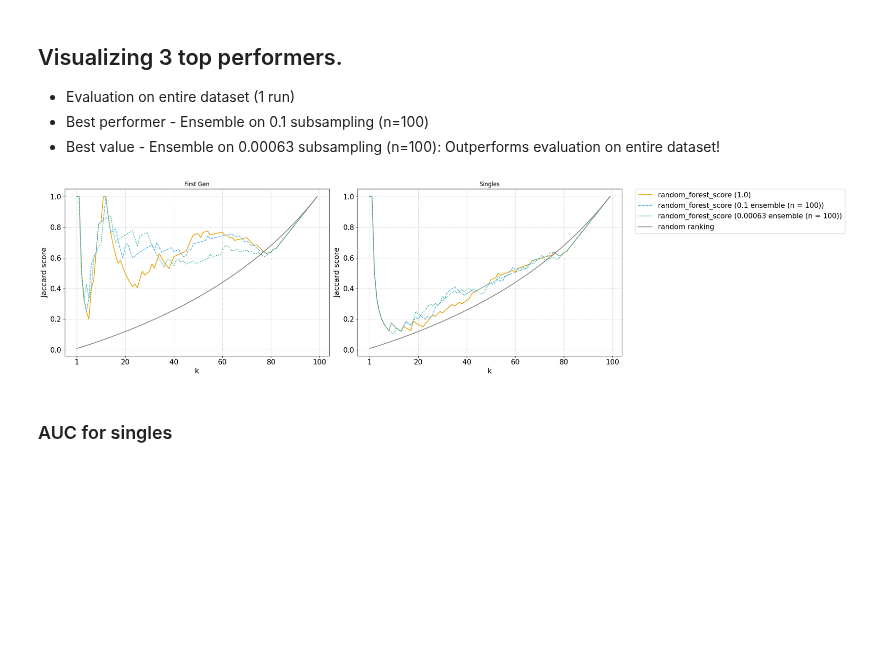
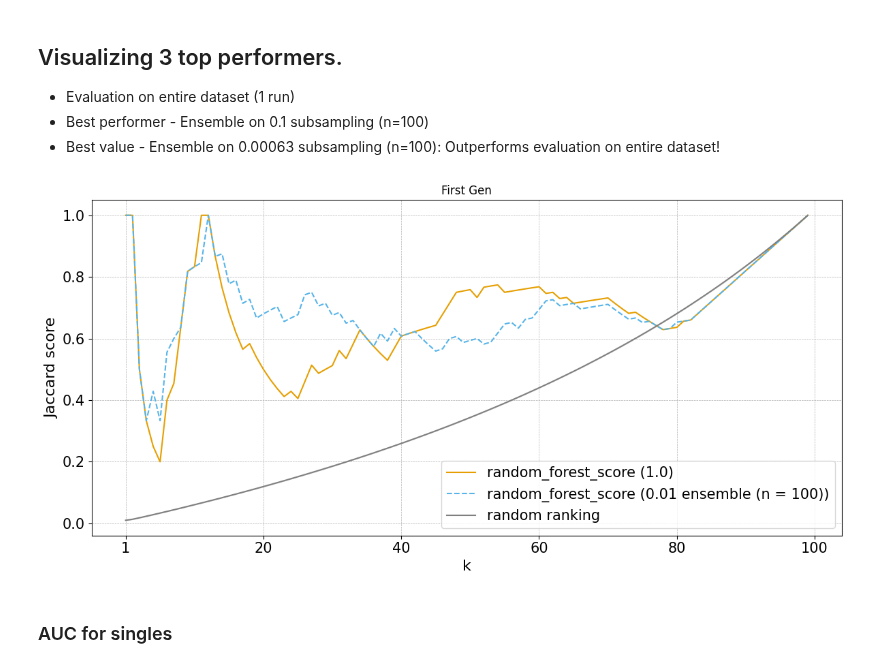
Before and after one commit to amadejp/DS_Project_Feature_Selection, a Jupyter notebook: src/optimization_graphing.ipynb, the cells around one changed output. Saved outputs shown, nothing was run; the diff lists cells and outputs as text; code cells hidden in the pictures; blank space fills up the shorter version.

```diff
--- a/src/optimization_graphing.ipynb
+++ b/src/optimization_graphing.ipynb
@@ -304,9 +327,10 @@ hf.plot_ranking_results([get_files_list(0.0001, "results/random_forest_optimizat
 * Best value - Ensemble on 0.00063 subsampling (n=100): Outperforms evaluation on entire dataset!
 # %%
 rb = hf.get_true_baseline()
-hf.plot_ranking_results_one_run(["results/random_forest_score_seed0_sub1.0_features-all.json", "results/ensemble_score_sub0.1.json","results/ensemble_score_sub0.00063.json"], rb)
+#hf.plot_ranking_results_one_run(["results/random_forest_score_seed0_sub1.0_features-all.json", "results/ensemble_score_sub0.01.json","results/ensemble_score_sub0.1.json"], rb)
+hf.plot_ranking_results_one_run(["results/random_forest_score_seed0_sub1.0_features-all.json", "results/ensemble_score_sub0.01.json"], rb, plot_type="auc_first_gen")
 # %% [output]
-[figure, old version]
+[figure, new version]
 # %% [markdown]
 ### AUC for singles
 # %%
```
Also changed, not shown: parts of 3 cells of this notebook, 6 other files.
